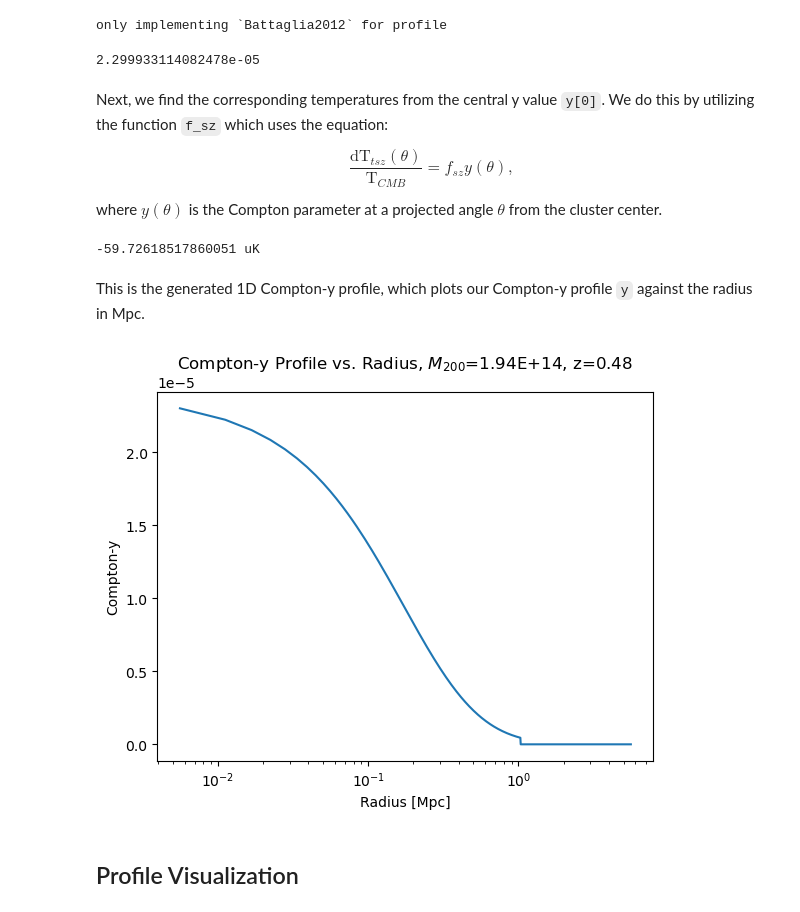
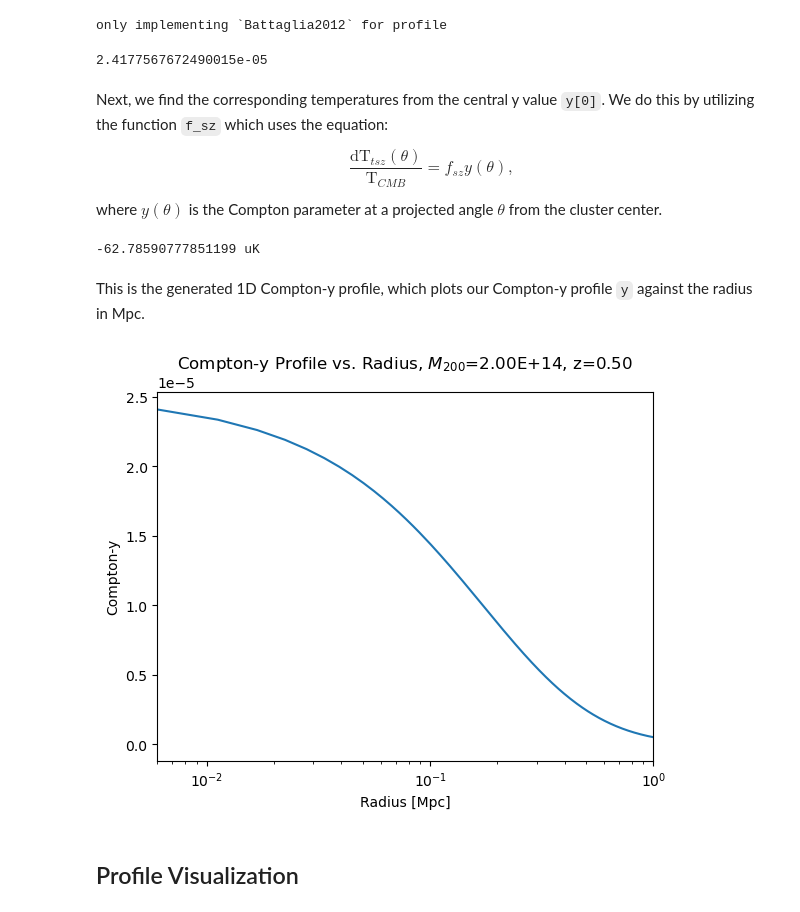
Before and after one commit to deepskies/DeepSZSim, a Jupyter notebook: notebooks/demo_full_pipeline.ipynb, the cells around one changed output. Saved outputs shown, nothing was run; the diff lists cells and outputs as text; code cells hidden in the pictures.

```diff
--- a/notebooks/demo_full_pipeline.ipynb
+++ b/notebooks/demo_full_pipeline.ipynb
@@ -75,8 +69,8 @@ The following values are examples for the purpose of the tutorial. We create a r
 r=np.linspace(0.01, 10, 1000) #arcmin
 r=deepszsim.utils.arcmin_to_Mpc(r,d["pixel_size_arcmin"],d["cosmo"])
 # %%
-z=0.48 #example redshift
-M200=194038855760143.47 #example M_200 in solar masses
+z=0.5 #example redshift
+M200=2e14 #example M_200 in solar masses
 # %%
 (M200,R200,_,c200)=deepszsim.make_sz_cluster.get_r200_angsize_and_c200(M200, z, load_vars_dict=d) #Use M200 to get R200 and concentration from Colossus
 # %% [markdown]
@@ -139,7 +127,7 @@ only implementing `Battaglia2012` for profile
 # %%
 y[0] #print central y value
 # %% [output]
-2.299933114082478e-05
+2.4177567672490015e-05
 # %% [markdown]
 Next, we find the corresponding temperatures from the central y value `y[0]`. We do this by utilizing the function `f_sz` which uses the equation:  $$ \frac{\mathrm{dT}_{tsz} (\theta)}{\mathrm{T}_{CMB}} = f_{sz}  y(\theta),$$ where $y(\theta)$ is the Compton parameter at a projected angle $\theta$ from the cluster center.
 # %%
@@ -148,24 +136,19 @@ dT=d["cosmo"].Tcmb0*y[0]*fSZ #get dT from y0 using f_SZ
 dT=dT.to(u.uK) #Convert to uK
 print(dT)
 # %% [output]
--59.72618517860051 uK
+-62.78590777851199 uK
 # %% [markdown]
 This is the generated 1D Compton-y profile, which plots our Compton-y profile `y` against the radius in Mpc.
 # %%
-######################
-#
-# SDM edit here:
-#     made the formatting a little cleaner
-#
-######################
 plt.plot(r, y)
 plt.xlabel('Radius [Mpc]')
 plt.ylabel('Compton-y')
 plt.xscale('log')
+plt.xlim(0.006,1)
 plt.title('Compton-y Profile vs. Radius, $M_{200}$='+f'{M200:.2E}, z={z:0.2f}')
 plt.show()
 # %% [output]
-[figure, old version]
+[figure, new version]
 # %% [markdown]
 ## Profile Visualization
 # %% [markdown]
```
Also changed, not shown: parts of 14 cells of this notebook, 3 other files.
